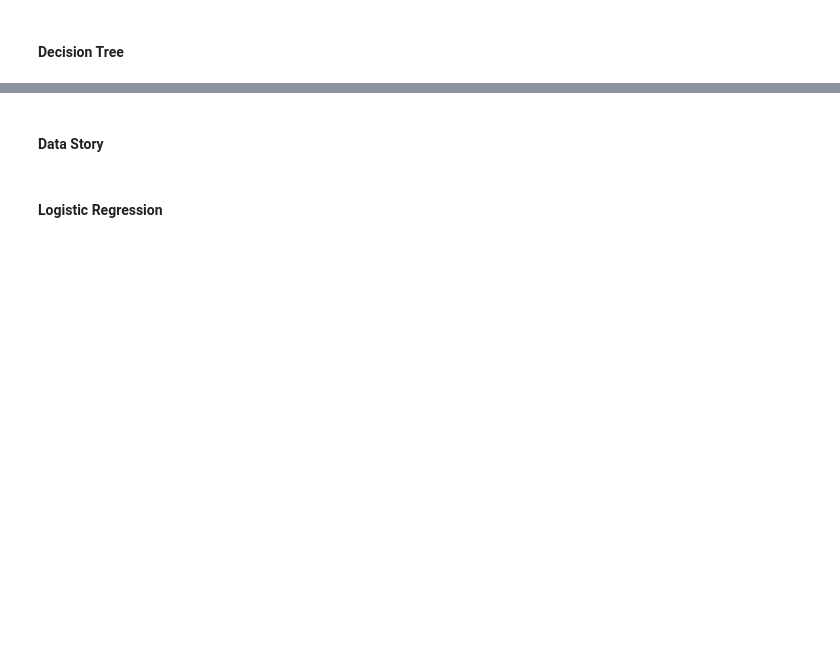
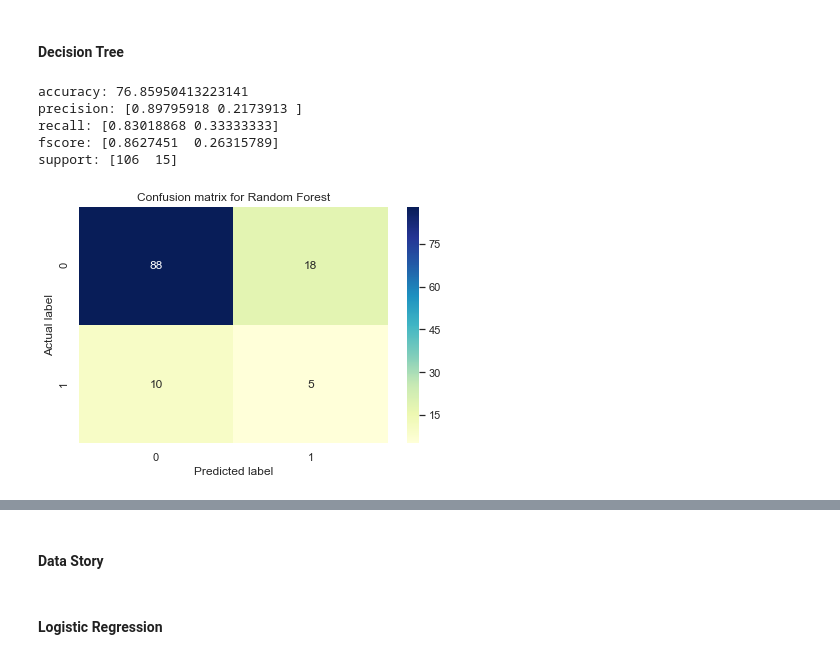
Before and after one commit to shriaithal/applied-machine-learning, a Jupyter notebook: fpl/fpl_final.ipynb, the cells around one changed output, grey strips where cells are left out. Cells and saved outputs as stored; diff of their text form; code cells hidden in the pictures; blank space fills up the shorter version.

```diff
--- a/fpl/fpl_final.ipynb
+++ b/fpl/fpl_final.ipynb
@@ -971,7 +908,14 @@ classify_players_more_than_8_points(RandomForestClassifier(n_estimators=100, ran
 # %%
 from sklearn.tree import DecisionTreeClassifier
 decision_tree = DecisionTreeClassifier(max_depth=None, random_state=42)
-classify_players_more_than_8_points(decision_tree)
+classify_players_more_than_8_points(decision_tree, 'Decision Tree')
+# %% [output]
+accuracy: 76.85950413223141
+precision: [0.89795918 0.2173913 ]
+recall: [0.83018868 0.33333333]
+fscore: [0.8627451  0.26315789]
+support: [106  15]
+[figure, added]
 # %%
 from sklearn import tree
 from IPython.display import Image
```
Also changed, not shown: parts of 62 cells of this notebook.
